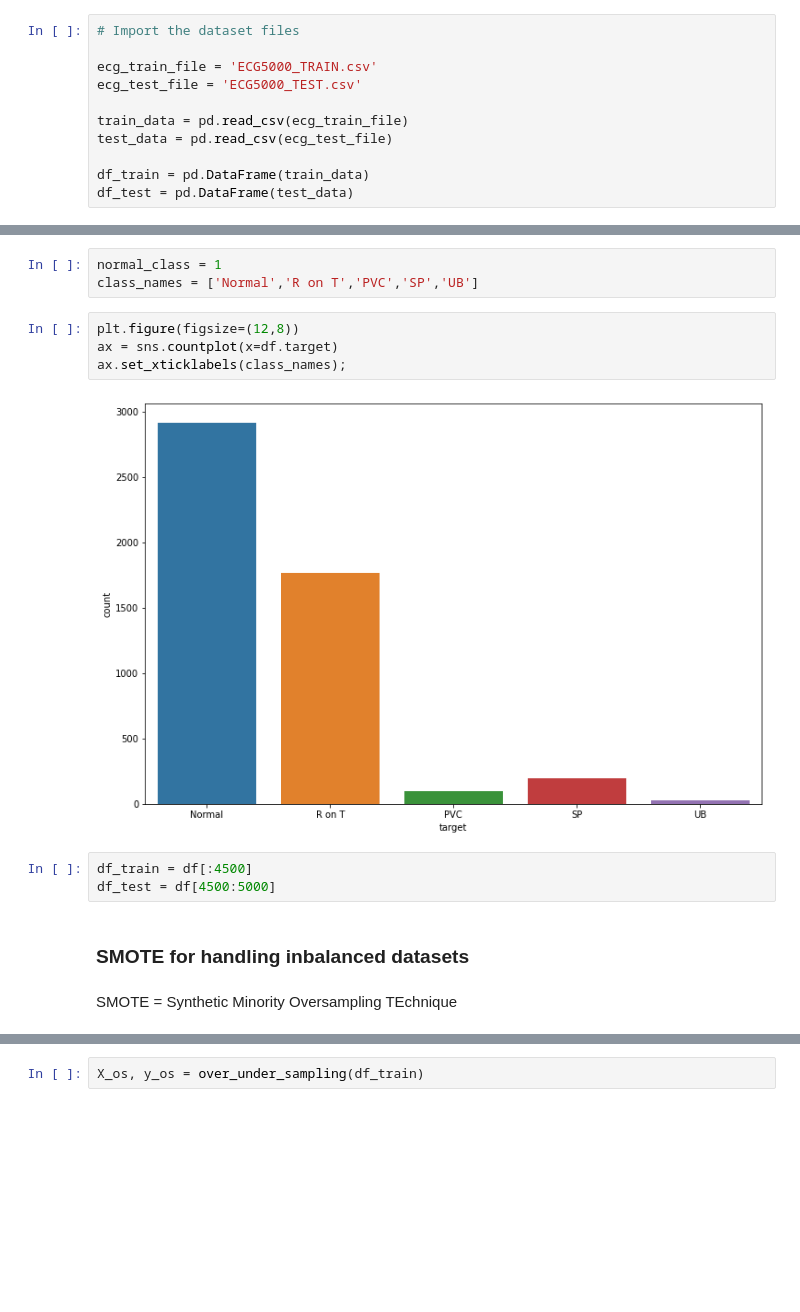
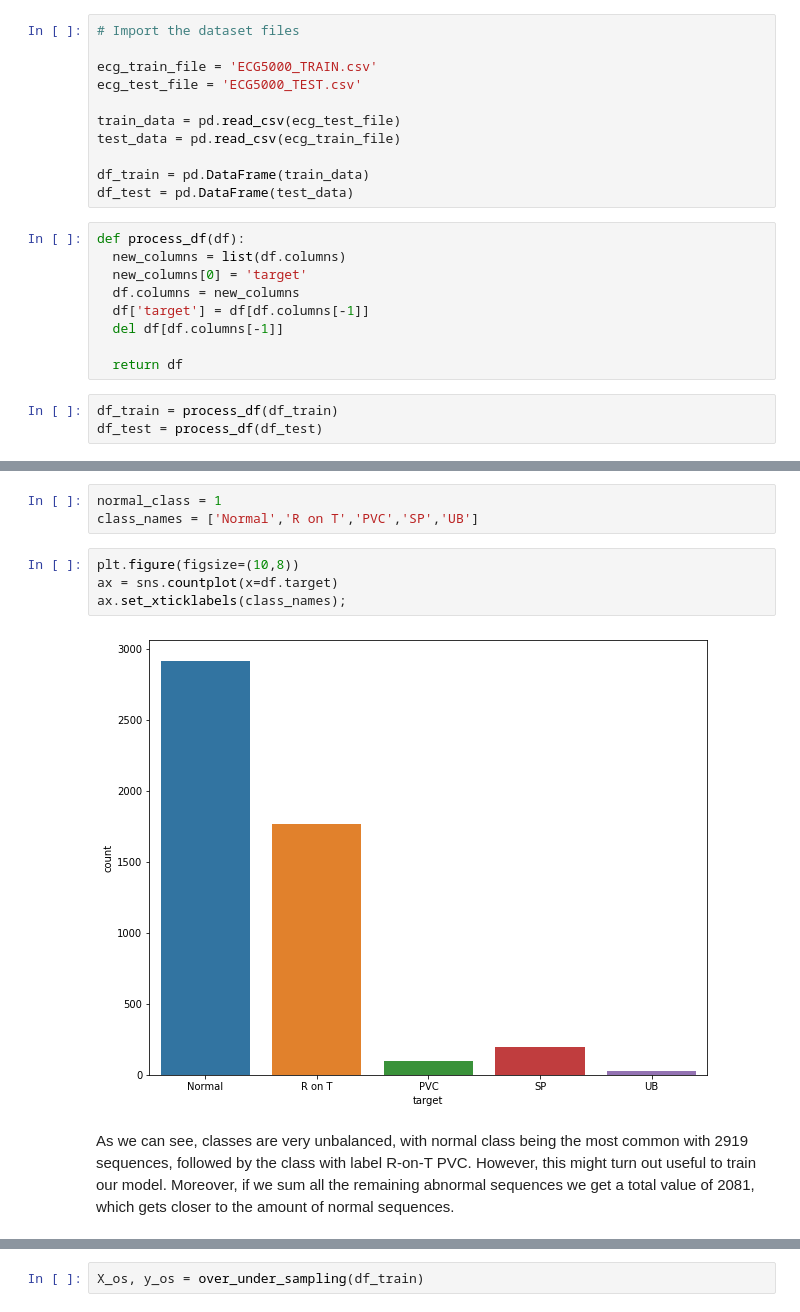
Before and after one commit to stefanopc/ECG-Anomaly-Detection-Classification, a Jupyter notebook: Extra_AI_Industry.ipynb, the cells around one changed output, grey strips where cells are left out. Cells and saved outputs as stored; diff of their text form; blank space fills up the shorter version.

```diff
--- a/Extra_AI_Industry.ipynb
+++ b/Extra_AI_Industry.ipynb
@@ -41,10 +45,22 @@ np.random.seed(RANDOM_SEED)
 ecg_train_file = 'ECG5000_TRAIN.csv'
 ecg_test_file = 'ECG5000_TEST.csv'
 
-train_data = pd.read_csv(ecg_train_file)
-test_data = pd.read_csv(ecg_test_file)
+train_data = pd.read_csv(ecg_test_file)
+test_data = pd.read_csv(ecg_train_file)
 
 df_train = pd.DataFrame(train_data)
 df_test = pd.DataFrame(test_data)
+# %%
+def process_df(df):
+  new_columns = list(df.columns)
+  new_columns[0] = 'target'
+  df.columns = new_columns
+  df['target'] = df[df.columns[-1]]
+  del df[df.columns[-1]]
+
+  return df
+# %%
+df_train = process_df(df_train)
+df_test = process_df(df_test)
 # %%
 df = pd.concat([df_train, df_test], ignore_index=True)
@@ -100,15 +112,10 @@ Name: target, dtype: int64
 normal_class = 1
 class_names = ['Normal','R on T','PVC','SP','UB']
 # %%
-plt.figure(figsize=(12,8))
+plt.figure(figsize=(10,8))
 ax = sns.countplot(x=df.target)
 ax.set_xticklabels(class_names);
 # %% [output]
-[figure, old version]
+[figure, new version]
-# %%
-df_train = df[:4500]
-df_test = df[4500:5000]
-# %% [markdown]
-### SMOTE for handling inbalanced datasets
-# %% [markdown]
-SMOTE = Synthetic Minority Oversampling TEchnique
+# %% [markdown]
+As we can see, classes are very unbalanced, with normal class being the most common with 2919 sequences, followed by the class with label R-on-T PVC. However, this might turn out useful to train our model. Moreover, if we sum all the remaining abnormal sequences we get a total value of 2081, which gets closer to the amount of normal sequences.
```
Also changed, not shown: parts of 47 cells of this notebook.
